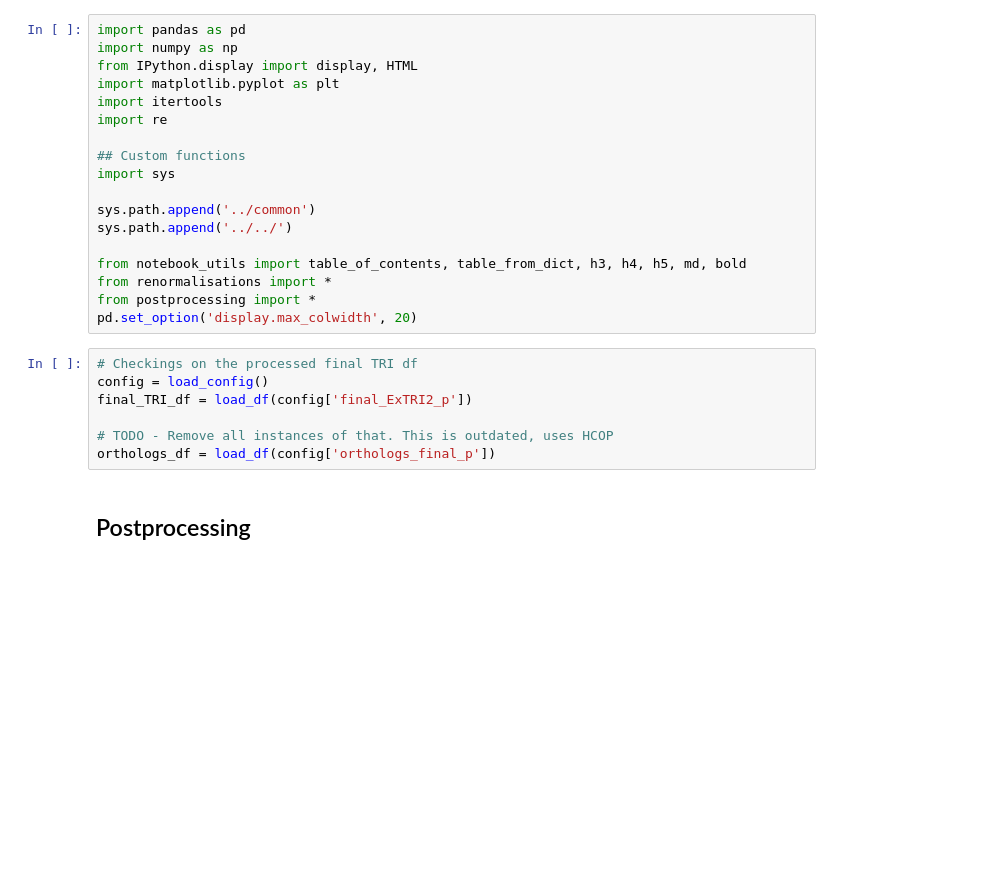
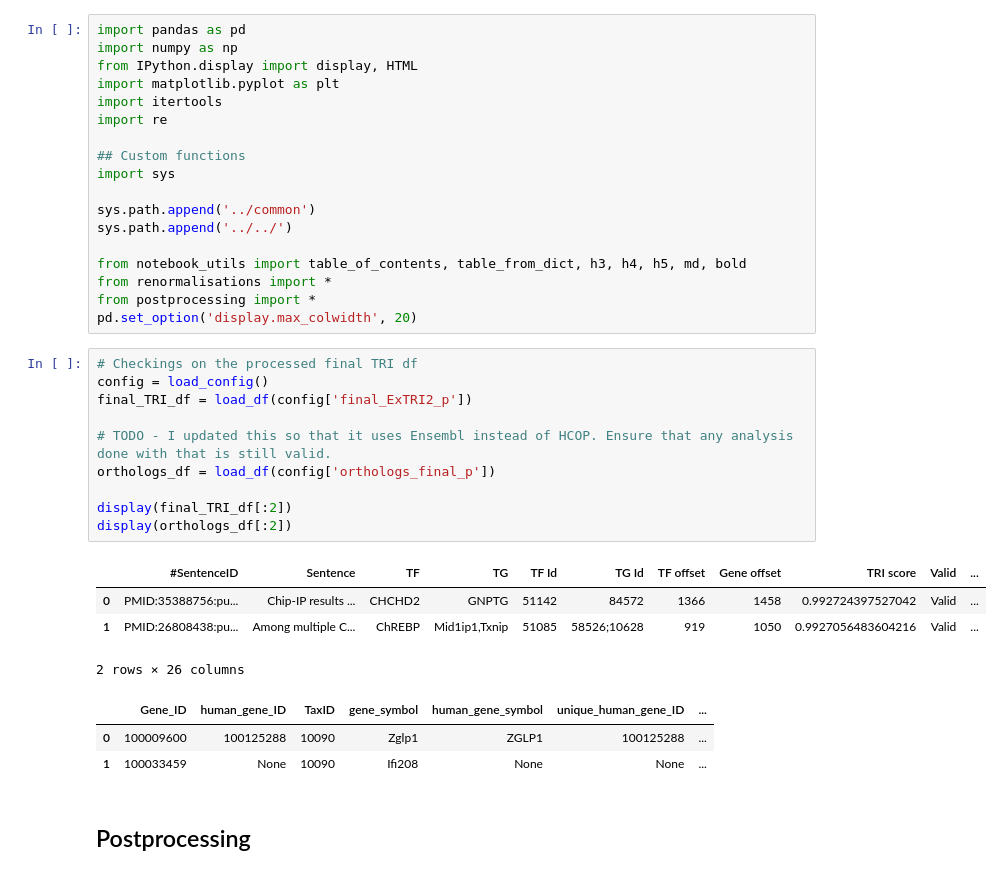
Before and after one commit to Rbbt-Workflows/ExTRI2, a Jupyter notebook: scripts/postprocessing/postprocessing_checkings.ipynb, the cells around one changed output. Cells and saved outputs as stored; diff of their text form; blank space fills up the shorter version.

```diff
--- a/scripts/postprocessing/postprocessing_checkings.ipynb
+++ b/scripts/postprocessing/postprocessing_checkings.ipynb
@@ -68,10 +68,21 @@ pd.set_option('display.max_colwidth', 20)
 # %%
 # Checkings on the processed final TRI df
 config = load_config()
 final_TRI_df = load_df(config['final_ExTRI2_p'])
 
-# TODO - Remove all instances of that. This is outdated, uses HCOP
+# TODO - I updated this so that it uses Ensembl instead of HCOP. Ensure that any analysis done with that is still valid.
 orthologs_df = load_df(config['orthologs_final_p'])
+
+display(final_TRI_df[:2])
+display(orthologs_df[:2])
+# %% [output]
+|  | #SentenceID | Sentence | TF | TG | TF Id | TG Id | TF offset | Gene offset | TRI score | Valid | ... |
+| 0 | PMID:35388756:pu... | Chip-IP results ... | CHCHD2 | GNPTG | 51142 | 84572 | 1366 | 1458 | 0.992724397527042 | Valid | ... |
+| 1 | PMID:26808438:pu... | Among multiple C... | ChREBP | Mid1ip1,Txnip | 51085 | 58526;10628 | 919 | 1050 | 0.9927056483604216 | Valid | ... |
+2 rows × 26 columns
+|  | Gene_ID | human_gene_ID | TaxID | gene_symbol | human_gene_symbol | unique_human_gene_ID | ... |
+| 0 | 100009600 | 100125288 | 10090 | Zglp1 | ZGLP1 | 100125288 | ... |
+| 1 | 100033459 | None | 10090 | Ifi208 | None | None | ... |
 # %% [markdown]
 ## Postprocessing
 # %% [markdown]
```
Also changed, not shown: parts of 10 cells of this notebook, 2 other files.
